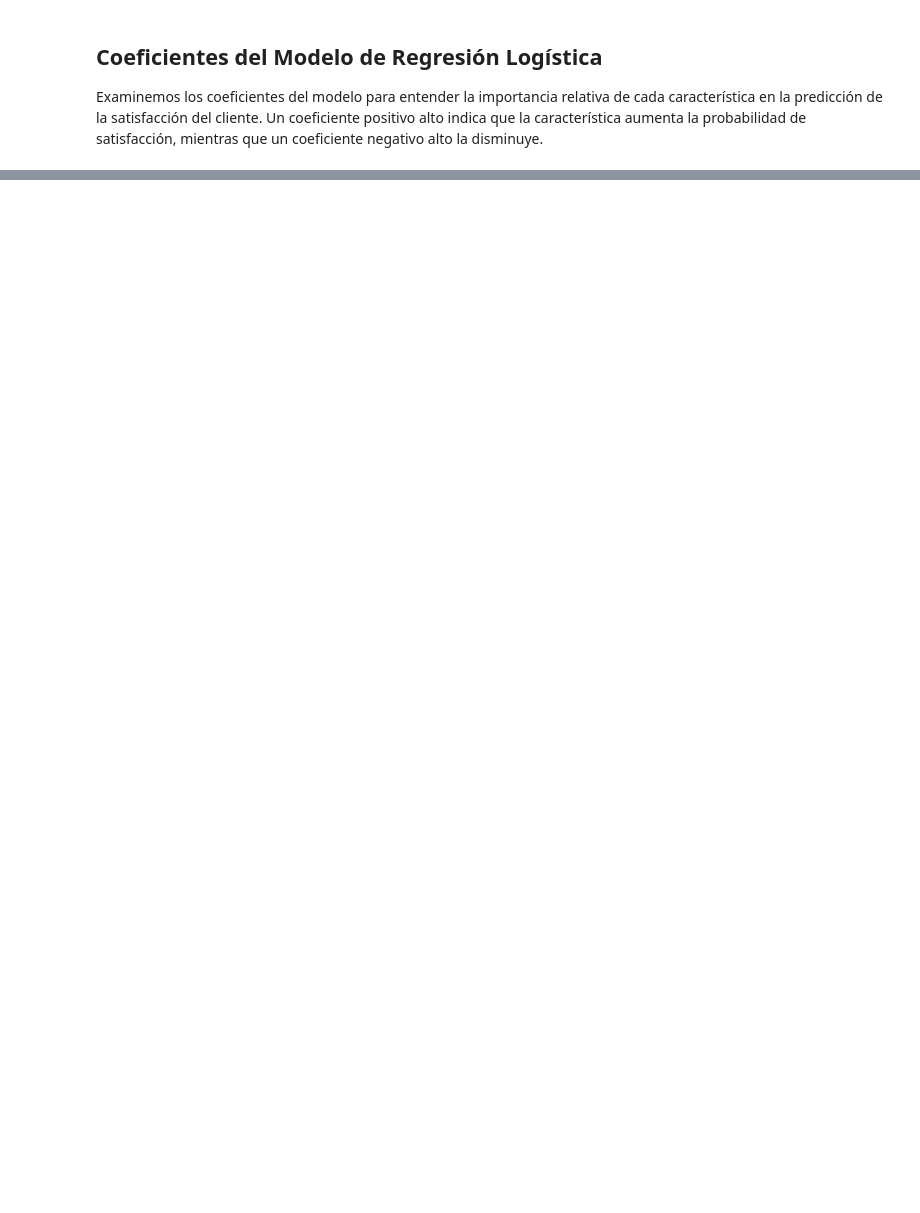
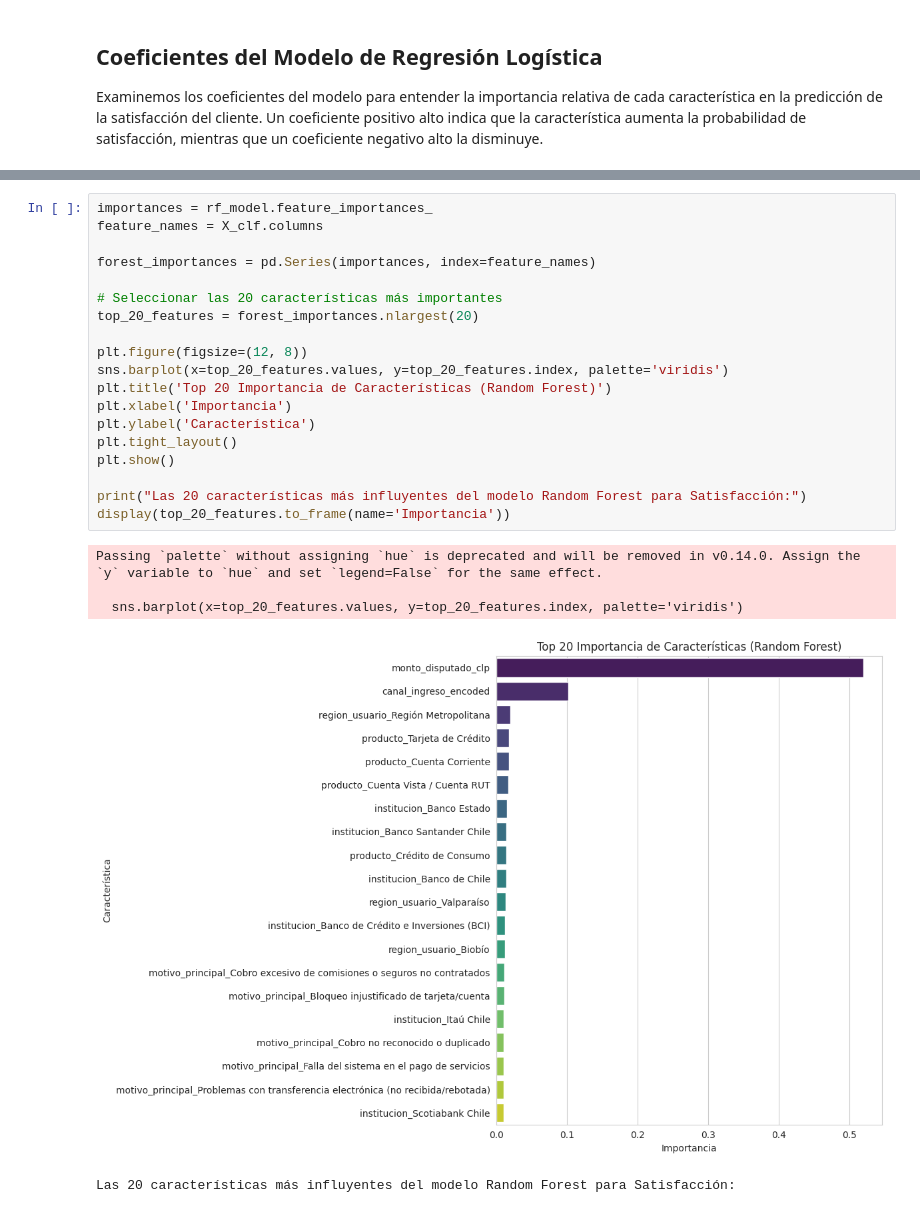
Before and after one commit to signur43/Curso_DataScience, a Jupyter notebook: proyecto_90460_data.ipynb, the cells around one changed output, grey strips where cells are left out. Saved outputs shown, nothing was run; the diff lists cells and outputs as text; blank space fills up the shorter version.

```diff
--- a/proyecto_90460_data.ipynb
+++ b/proyecto_90460_data.ipynb
@@ -858,0 +959,25 @@ Los 20 coeficientes más influyentes del modelo de Regresión Logística para Sa
+# %%
+importances = rf_model.feature_importances_
+feature_names = X_clf.columns
+
+forest_importances = pd.Series(importances, index=feature_names)
+
+# Seleccionar las 20 características más importantes
+top_20_features = forest_importances.nlargest(20)
+
+plt.figure(figsize=(12, 8))
+sns.barplot(x=top_20_features.values, y=top_20_features.index, palette='viridis')
+plt.title('Top 20 Importancia de Características (Random Forest)')
+plt.xlabel('Importancia')
+plt.ylabel('Característica')
+plt.tight_layout()
+plt.show()
+
+print("Las 20 características más influyentes del modelo Random Forest para Satisfacción:")
+display(top_20_features.to_frame(name='Importancia'))
+# %% [output]
+Passing `palette` without assigning `hue` is deprecated and will be removed in v0.14.0. Assign the `y` variable to `hue` and set `legend=False` for the same effect.
+
+  sns.barplot(x=top_20_features.values, y=top_20_features.index, palette='viridis')
+[figure, added]
+Las 20 características más influyentes del modelo Random Forest para Satisfacción:
```
Also changed, not shown: parts of 26 cells of this notebook.
